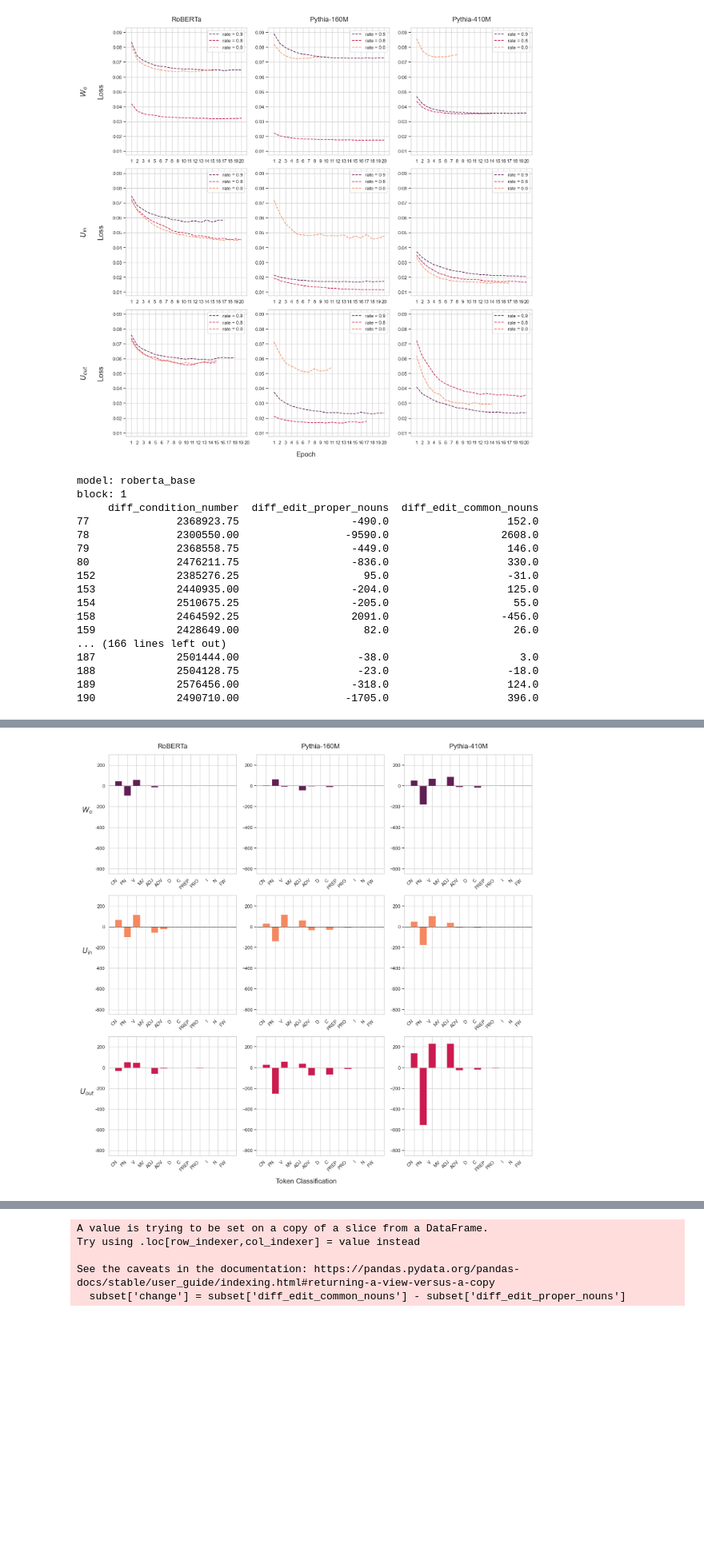
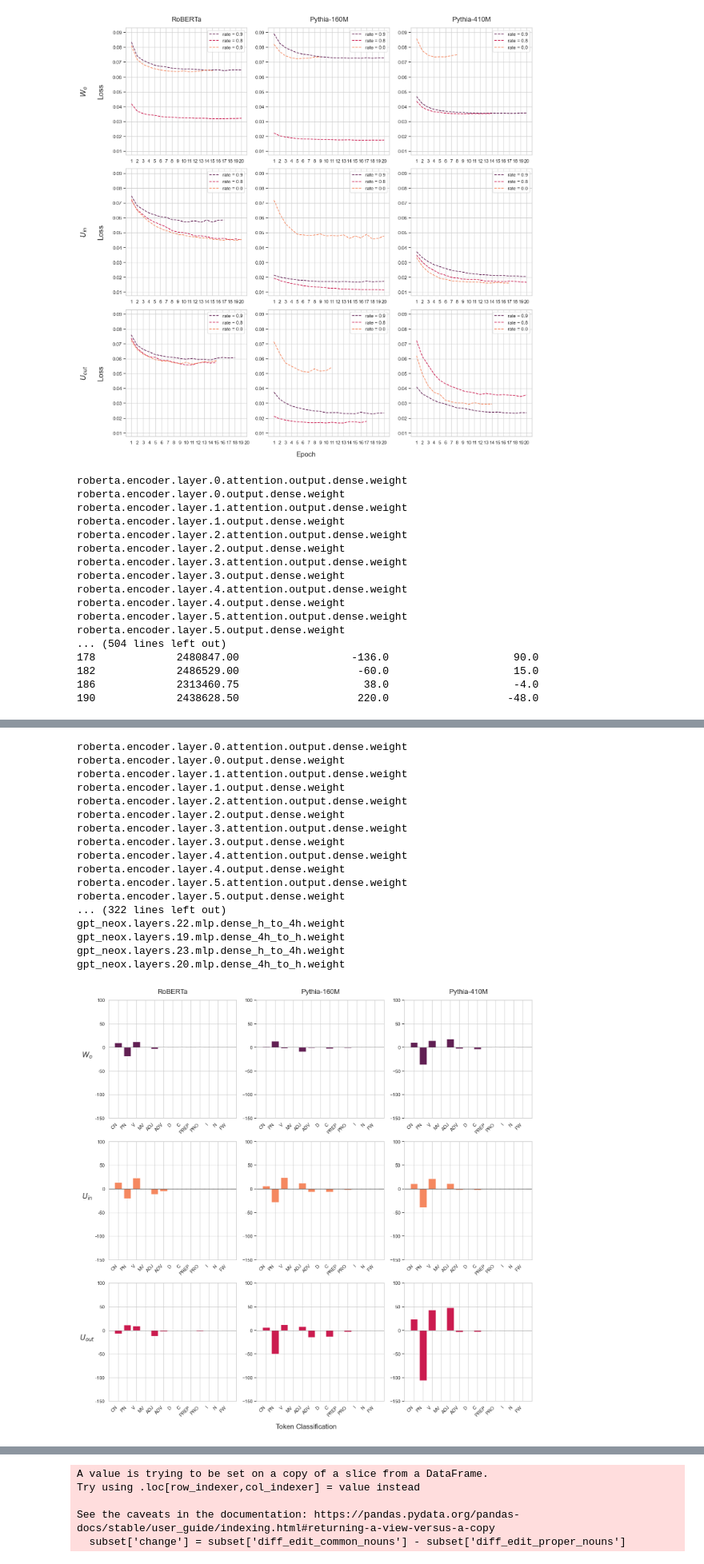
Before and after one commit to will-r-smith/STUDY, a Jupyter notebook: analysis.ipynb, the cells around one changed output, grey strips where cells are left out. Shown at 80% size. Cells and saved outputs as stored; diff of their text form; code cells hidden in the pictures; blank space fills up the shorter version.

```diff
--- a/analysis.ipynb
+++ b/analysis.ipynb
@@ -148,6 +148,9 @@ def collect_data(model):
         lnum_ind = 3
     else:
         lnum_ind = 2
+
+    for p in df_none["parameter"]:
+        print(p)
 
     df_none["lnum"] = df_none["parameter"].apply(lambda param: int(param.split(".")[lnum_ind]))
     df_none["lname"] = df_none["parameter"].apply(lambda param: param.split(".")[lnum_ind+1] + "." + param.split(".")[lnum_ind+2] + "." + param.split(".")[lnum_ind+3])
@@ -707,7 +710,7 @@ for m in range(len(models)):
                         val = 60
                     elif d == 4:
                         val = 40
-            results[m, b, d] = val
+            results[m, b, d] = val /5
 
 block_labels = [f"$W_o$", f"$U_{{in}}$", f"$U_{{out}}$"]
 dep_labels = ["CN", "PN", "V", "MV", "ADJ", "ADV", "D", "C", "PREP", "PRO", "I", "N", "FW"]
@@ -749,52 +752,69 @@ for i in range(9):
     else:  # Just adding ticks in between
         ax.yaxis.set_ticks_position('left')
         #ax.set_yticklabels([])
 
-    ax.set_ylim(-850, 300)
+    ax.set_ylim(-150, 100)
 
     """# Set a consistent y-axis limit
     if model_idx == 0:
         ax.set_ylim(-100, 100)
     elif model_idx == 1:
         ax.set_ylim(-900, 300)
     else:
         ax.set_ylim(-400, 100)
         """
 
 
 # Adjust layout to prevent overlap
 plt.tight_layout(rect=[0, 0, 1, 0.95])
 fig.supxlabel('Token Classification', fontsize=16, y=-0.015)
 plt.savefig('outputs/plots/linguistics_barplot_final.pdf', format='pdf', bbox_inches='tight', pad_inches=0.5)
 plt.show()
 
 
 
 average_condition_number = [
     216935907, 90829485, 245205050,
     2431621,   2468979,  2499962,
     2016712,   1957959,  1806836
 ]
 # %% [output]
-model: roberta_base
-block: 1
-     diff_condition_number  diff_edit_proper_nouns  diff_edit_common_nouns
-77              2368923.75                  -490.0                   152.0
-78              2300550.00                 -9590.0                  2608.0
-79              2368558.75                  -449.0                   146.0
-80              2476211.75                  -836.0                   330.0
-152             2385276.25                    95.0                   -31.0
-153             2440935.00                  -204.0                   125.0
-154             2510675.25                  -205.0                    55.0
-158             2464592.25                  2091.0                  -456.0
-159             2428649.00                    82.0                    26.0
-... (166 lines left out)
-187             2501444.00                   -38.0                     3.0
-188             2504128.75                   -23.0                   -18.0
-189             2576456.00                  -318.0                   124.0
-190             2490710.00                 -1705.0                   396.0
+roberta.encoder.layer.0.attention.output.dense.weight
+roberta.encoder.layer.0.output.dense.weight
+roberta.encoder.layer.1.attention.output.dense.weight
+roberta.encoder.layer.1.output.dense.weight
+roberta.encoder.layer.2.attention.output.dense.weight
+roberta.encoder.layer.2.output.dense.weight
+roberta.encoder.layer.3.attention.output.dense.weight
+roberta.encoder.layer.3.output.dense.weight
+roberta.encoder.layer.4.attention.output.dense.weight
+roberta.encoder.layer.4.output.dense.weight
+roberta.encoder.layer.5.attention.output.dense.weight
+roberta.encoder.layer.5.output.dense.weight
+... (504 lines left out)
+178             2480847.00                  -136.0                    90.0
+182             2486529.00                   -60.0                    15.0
+186             2313460.75                    38.0                    -4.0
+190             2438628.50                   220.0                   -48.0
 [figure]
+roberta.encoder.layer.0.attention.output.dense.weight
+roberta.encoder.layer.0.output.dense.weight
+roberta.encoder.layer.1.attention.output.dense.weight
+roberta.encoder.layer.1.output.dense.weight
+roberta.encoder.layer.2.attention.output.dense.weight
+roberta.encoder.layer.2.output.dense.weight
+roberta.encoder.layer.3.attention.output.dense.weight
+roberta.encoder.layer.3.output.dense.weight
+roberta.encoder.layer.4.attention.output.dense.weight
+roberta.encoder.layer.4.output.dense.weight
+roberta.encoder.layer.5.attention.output.dense.weight
+roberta.encoder.layer.5.output.dense.weight
+... (322 lines left out)
+gpt_neox.layers.22.mlp.dense_h_to_4h.weight
+gpt_neox.layers.19.mlp.dense_4h_to_h.weight
+gpt_neox.layers.23.mlp.dense_h_to_4h.weight
+gpt_neox.layers.20.mlp.dense_4h_to_h.weight
-[figure, old version]
+[figure, new version]
 # %%
 import ast
 
```
Also changed, not shown: parts of 3 cells of this notebook.
